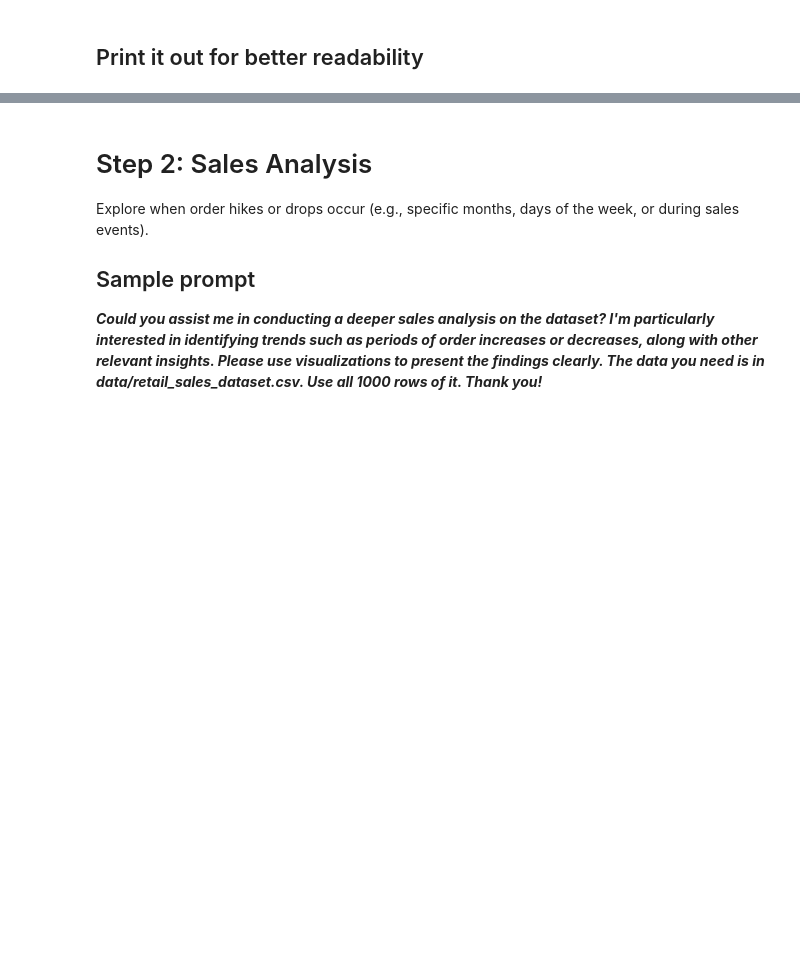
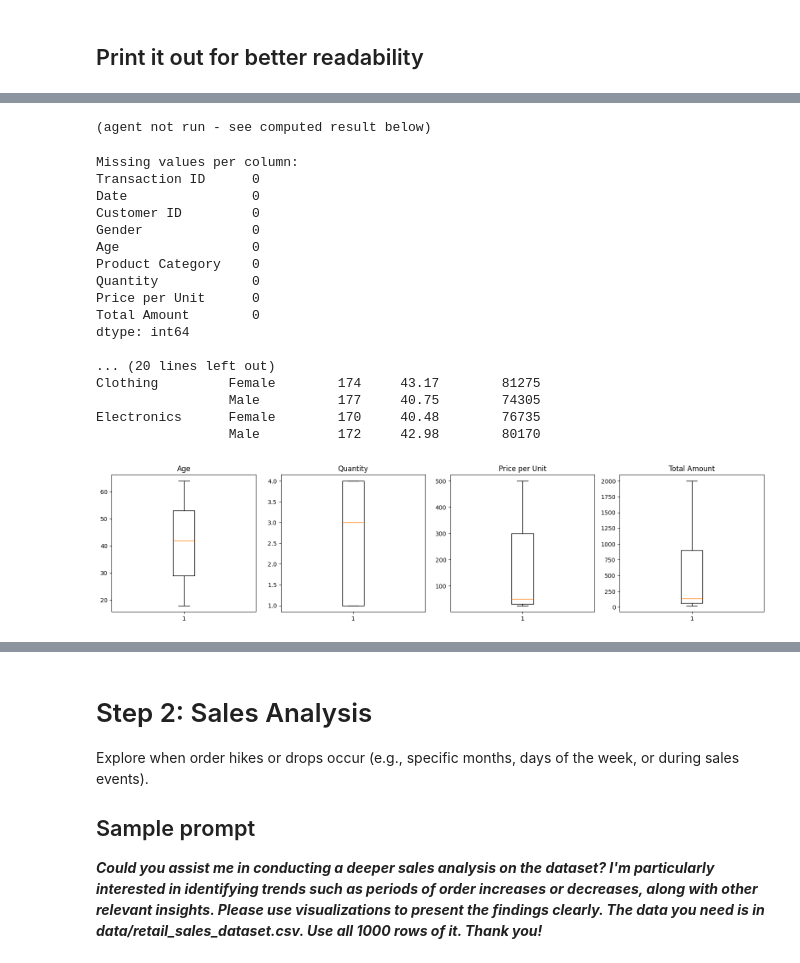
Before and after one commit to Rohit-Aroonslam/Prompt-Engineering-Assignments, a Jupyter notebook: M2_Assignment_Data_Analysis_with_LLM.ipynb, the cells around one changed output, grey strips where cells are left out. Drawn from its saved outputs; the diff is of its cells as text; code cells hidden in the pictures; blank space fills up the shorter version.

```diff
--- a/M2_Assignment_Data_Analysis_with_LLM.ipynb
+++ b/M2_Assignment_Data_Analysis_with_LLM.ipynb
@@ -121,0 +106,14 @@ agent_executor = create_pandas_dataframe_agent(llm,
+# %%
+AGENT_AVAILABLE = False
+try:
+    if os.environ.get("OPENAI_API_KEY"):
+        llm = ChatOpenAI(model="gpt-4o", temperature=0.2)
+        agent_executor = create_pandas_dataframe_agent(
+            llm, df, number_of_head_rows=1000,
+            agent_type="openai-tools", allow_dangerous_code=True, verbose=True
+        )
+        AGENT_AVAILABLE = True
+    else:
+        print("No OPENAI_API_KEY set - skipping agent creation. Add your key above to use the live LangChain agent.")
+except Exception as e:
+    print("Agent setup skipped:", e)
@@ -194,0 +156,56 @@ These insights and visualizations provide a comprehensive overview of the datase
+# %%
+if response is not None:
+    print(response['output'])
+else:
+    print("(agent not run - see computed result below)")
+# %% [output]
+(agent not run - see computed result below)
+# %%
+# Direct computed analysis (Task 1) - runs without an API key
+print("Missing values per column:")
+print(df.isnull().sum())
+print()
+print(df.describe())
+
+import numpy as np
+print()
+print("IQR outlier counts:")
+for col in ['Age','Quantity','Price per Unit','Total Amount']:
+    q1, q3 = df[col].quantile(0.25), df[col].quantile(0.75)
+    iqr = q3 - q1
+    lower, upper = q1 - 1.5*iqr, q3 + 1.5*iqr
+    n_out = ((df[col] < lower) | (df[col] > upper)).sum()
+    print(f"  {col}: {n_out} outliers (bounds {lower:.1f} to {upper:.1f})")
+
+print()
+grp = df.groupby(['Product Category','Gender']).agg(
+    customers=('Customer ID','nunique'), mean_age=('Age','mean'), total_spent=('Total Amount','sum')
+).round(2)
+print(grp)
+
+import matplotlib.pyplot as plt
+fig, axes = plt.subplots(1, 4, figsize=(16,4))
+for ax, col in zip(axes, ['Age','Quantity','Price per Unit','Total Amount']):
+    ax.boxplot(df[col])
+    ax.set_title(col)
+plt.tight_layout()
+plt.show()
+# %% [output]
+Missing values per column:
+Transaction ID      0
+Date                0
+Customer ID         0
+Gender              0
+Age                 0
+Product Category    0
+Quantity            0
+Price per Unit      0
+Total Amount        0
+dtype: int64
+
+... (20 lines left out)
+Clothing         Female        174     43.17        81275
+                 Male          177     40.75        74305
+Electronics      Female        170     40.48        76735
+                 Male          172     42.98        80170
+[figure, added]
```
Also changed, not shown: parts of 30 cells of this notebook.
